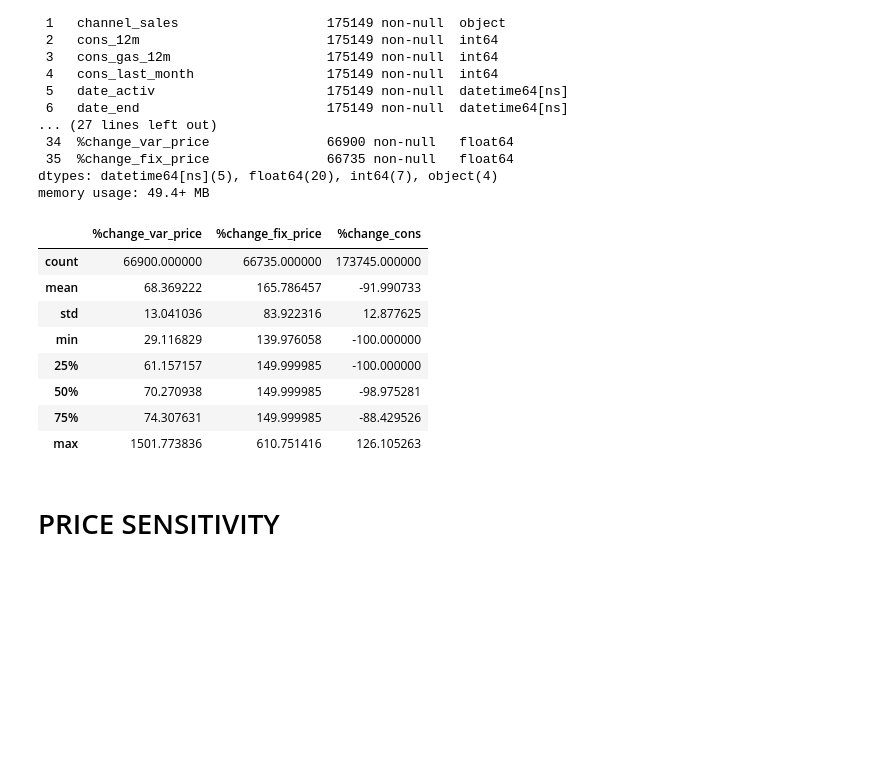
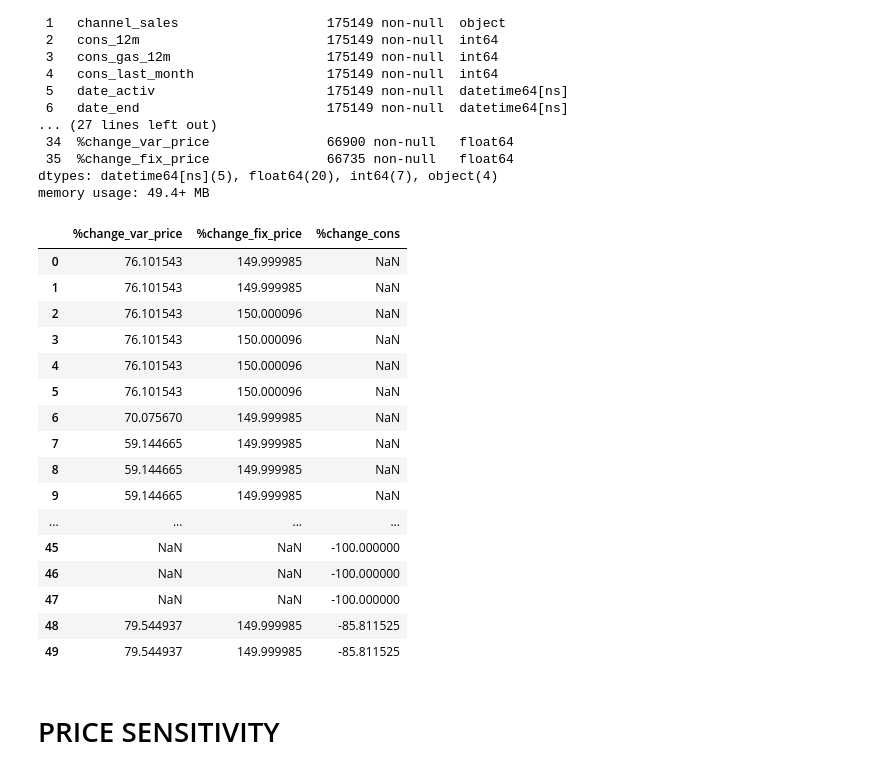
Before and after one commit to Swintabel/virtual_internship_bcg, a Jupyter notebook: the-forage.ipynb, the cells around one changed output. Drawn from its saved outputs; the diff is of its cells as text; code cells hidden in the pictures; blank space fills up the shorter version.

```diff
--- a/the-forage.ipynb
+++ b/the-forage.ipynb
@@ -479,16 +599,24 @@ Data columns (total 36 columns):
 dtypes: datetime64[ns](5), float64(20), int64(7), object(4)
 memory usage: 49.4+ MB
 # %%
-final_data[['%change_var_price','%change_fix_price','%change_cons']].describe()
+final_data[['%change_var_price','%change_fix_price','%change_cons']].head(50)
 # %% [output]
 |  | %change_var_price | %change_fix_price | %change_cons |
-| count | 66900.000000 | 66735.000000 | 173745.000000 |
-| mean | 68.369222 | 165.786457 | -91.990733 |
-| std | 13.041036 | 83.922316 | 12.877625 |
-| min | 29.116829 | 139.976058 | -100.000000 |
-| 25% | 61.157157 | 149.999985 | -100.000000 |
-| 50% | 70.270938 | 149.999985 | -98.975281 |
-| 75% | 74.307631 | 149.999985 | -88.429526 |
-| max | 1501.773836 | 610.751416 | 126.105263 |
+| 0 | 76.101543 | 149.999985 | NaN |
+| 1 | 76.101543 | 149.999985 | NaN |
+| 2 | 76.101543 | 150.000096 | NaN |
+| 3 | 76.101543 | 150.000096 | NaN |
+| 4 | 76.101543 | 150.000096 | NaN |
+| 5 | 76.101543 | 150.000096 | NaN |
+| 6 | 70.075670 | 149.999985 | NaN |
+| 7 | 59.144665 | 149.999985 | NaN |
+| 8 | 59.144665 | 149.999985 | NaN |
+| 9 | 59.144665 | 149.999985 | NaN |
+| ... | ... | ... | ... |
+| 45 | NaN | NaN | -100.000000 |
+| 46 | NaN | NaN | -100.000000 |
+| 47 | NaN | NaN | -100.000000 |
+| 48 | 79.544937 | 149.999985 | -85.811525 |
+| 49 | 79.544937 | 149.999985 | -85.811525 |
 # %% [markdown]
 # PRICE SENSITIVITY
```
Also changed, not shown: parts of 23 cells of this notebook.
